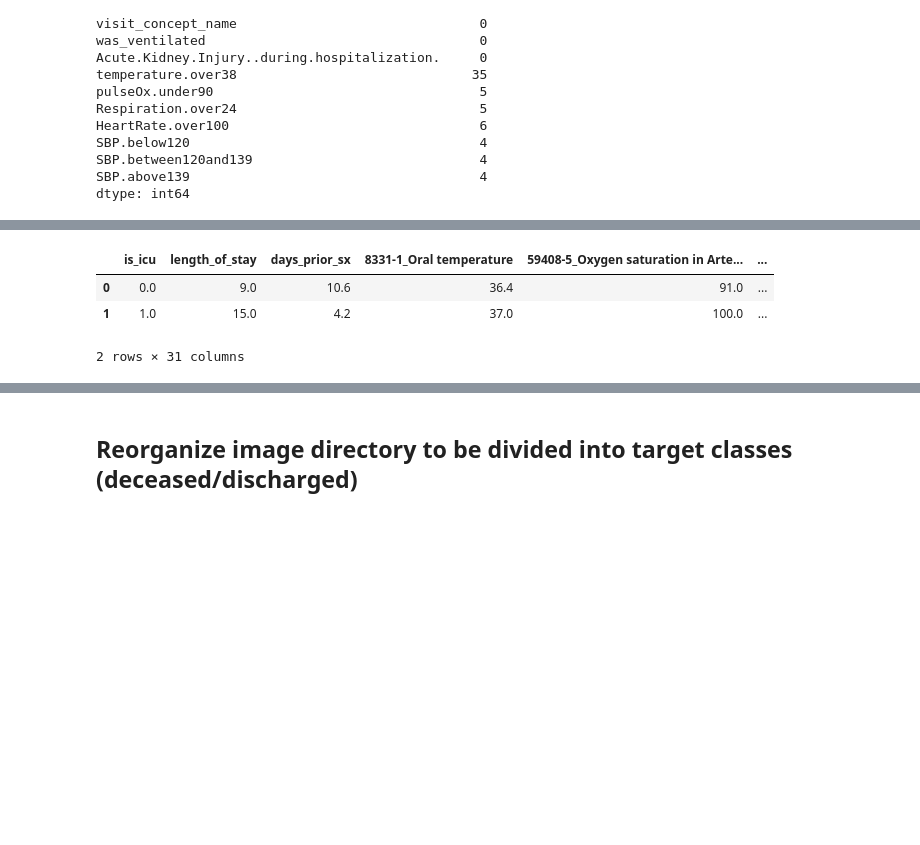
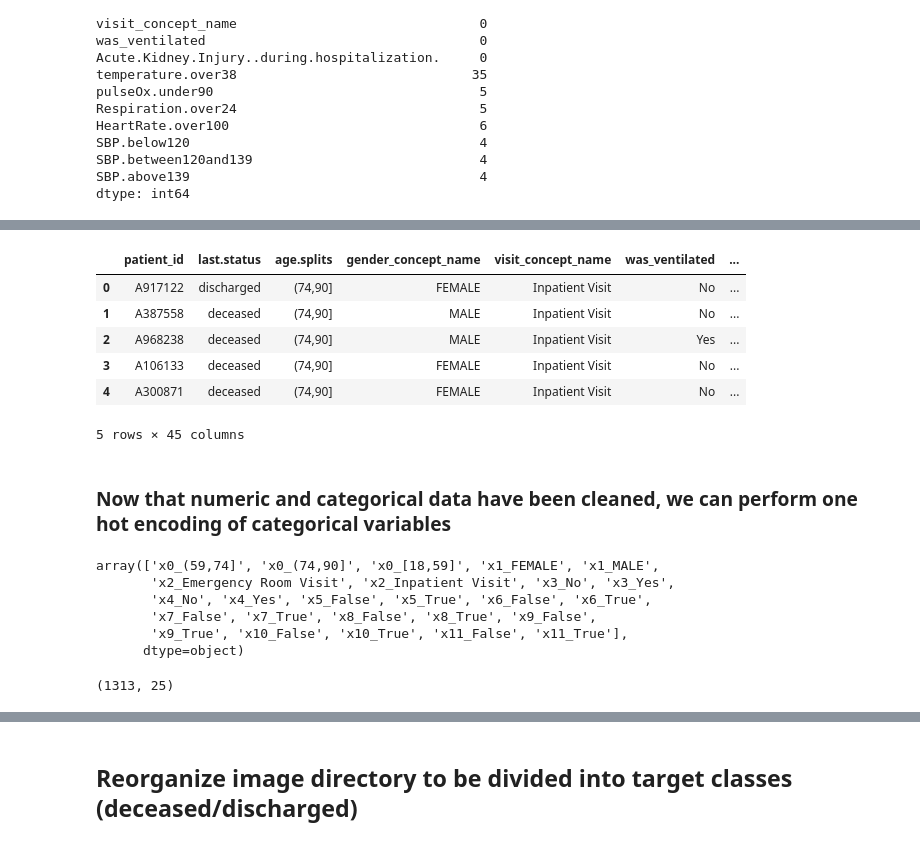
Before and after one commit to AMcqueen1980/COVID19_MortalityPred, a Jupyter notebook: COVID19_Chest_Xray_SBU.ipynb, the cells around one changed output, grey strips where cells are left out. Saved outputs shown, nothing was run; the diff lists cells and outputs as text; code cells hidden in the pictures; blank space fills up the shorter version.

Commit message:
final df cleaning

```diff
--- a/COVID19_Chest_Xray_SBU.ipynb
+++ b/COVID19_Chest_Xray_SBU.ipynb
@@ -420,8 +427,8 @@ See the caveats in the documentation: https://pandas.pydata.org/pandas-docs/stab
 # %%
-#dropping columns with more than 50% of values missing
+#dropping columns with more than 50% of values missing and where null values are impossible to impute
 
 for col in df_object.columns:
-    if df_object[col].isna().sum() > 692:
+    if df_object[col].isna().sum() > 40:
         df_object.drop(col, axis=1, inplace=True)
 
 df_object.shape
@@ -440,6 +437,2 @@ print(na_col)
 # %% [markdown]
 #### These columns are dropped because any imputation strategy would not make sense given the data. If we attempted to drop the observations with these null values, our sample size would dramatically decrease. Since many of these features are simply descriptions of the numerical values (potassium between, below, etc), we can maintain the integrity of these categories with the numerical data.
-# %%
-df_object.drop(na_col, axis=1, inplace=True)
-
-df_object.shape
@@ -466,4 +477,4 @@ dtype: int64
 # %%
 #remerge categorical and numeric dataframes
 
-merged_df = pd.merge(df_object, df_noob, how='outer', on=index)
+merged_df = pd.merge(df_object, df_noob, how='outer', left_index=True, right_index=True)
@@ -471,0 +501,4 @@ merged_df = pd.merge(df_object, df_noob, how='outer', on=index)
+# %%
+#drop rows with null values
+merged_df = merged_df.dropna(axis=0)
+merged_df.shape
@@ -472,8 +517,11 @@ merged_df = pd.merge(df_object, df_noob, how='outer', on=index)
 # %%
-df_noob.rename(mapper={'to_patient_id':'patient_id'}, axis=1, inplace=True)
-df_noob.head(2)
+merged_df.rename({'to_patient_id':'patient_id'}, axis=1, inplace=True)
+merged_df.head()
 # %% [output]
-|  | is_icu | length_of_stay | days_prior_sx | 8331-1_Oral temperature | 59408-5_Oxygen saturation in Arte... | ... |
-| 0 | 0.0 | 9.0 | 10.6 | 36.4 | 91.0 | ... |
-| 1 | 1.0 | 15.0 | 4.2 | 37.0 | 100.0 | ... |
+|  | patient_id | last.status | age.splits | gender_concept_name | visit_concept_name | was_ventilated | ... |
+| 0 | A917122 | discharged | (74,90] | FEMALE | Inpatient Visit | No | ... |
+| 1 | A387558 | deceased | (74,90] | MALE | Inpatient Visit | No | ... |
+| 2 | A968238 | deceased | (74,90] | MALE | Inpatient Visit | Yes | ... |
+| 3 | A106133 | deceased | (74,90] | FEMALE | Inpatient Visit | No | ... |
+| 4 | A300871 | deceased | (74,90] | FEMALE | Inpatient Visit | No | ... |
-2 rows × 31 columns
+5 rows × 45 columns
@@ -484,0 +528,2 @@ final_df.head()
+# %% [markdown]
+### Now that numeric and categorical data have been cleaned, we can perform one hot encoding of categorical variables
@@ -485,2 +551,13 @@ final_df.head()
+# %%
+ohe.get_feature_names()
+# %% [output]
+array(['x0_(59,74]', 'x0_(74,90]', 'x0_[18,59]', 'x1_FEMALE', 'x1_MALE',
+       'x2_Emergency Room Visit', 'x2_Inpatient Visit', 'x3_No', 'x3_Yes',
+       'x4_No', 'x4_Yes', 'x5_False', 'x5_True', 'x6_False', 'x6_True',
+       'x7_False', 'x7_True', 'x8_False', 'x8_True', 'x9_False',
+       'x9_True', 'x10_False', 'x10_True', 'x11_False', 'x11_True'],
+      dtype=object)
 # %%
-final_df.shape
+clean_df.shape
+# %% [output]
+(1313, 25)
```
Also changed, not shown: parts of 20 cells of this notebook.
